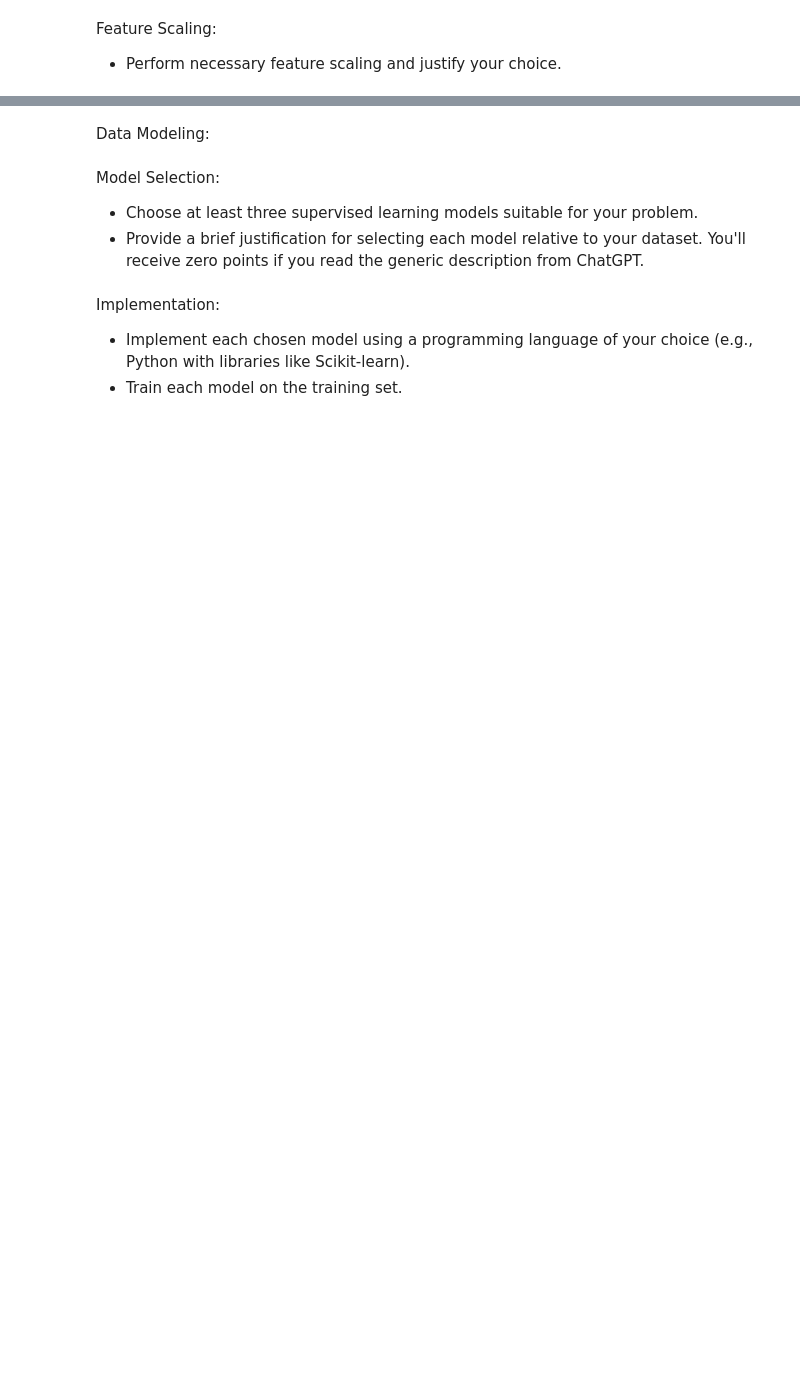
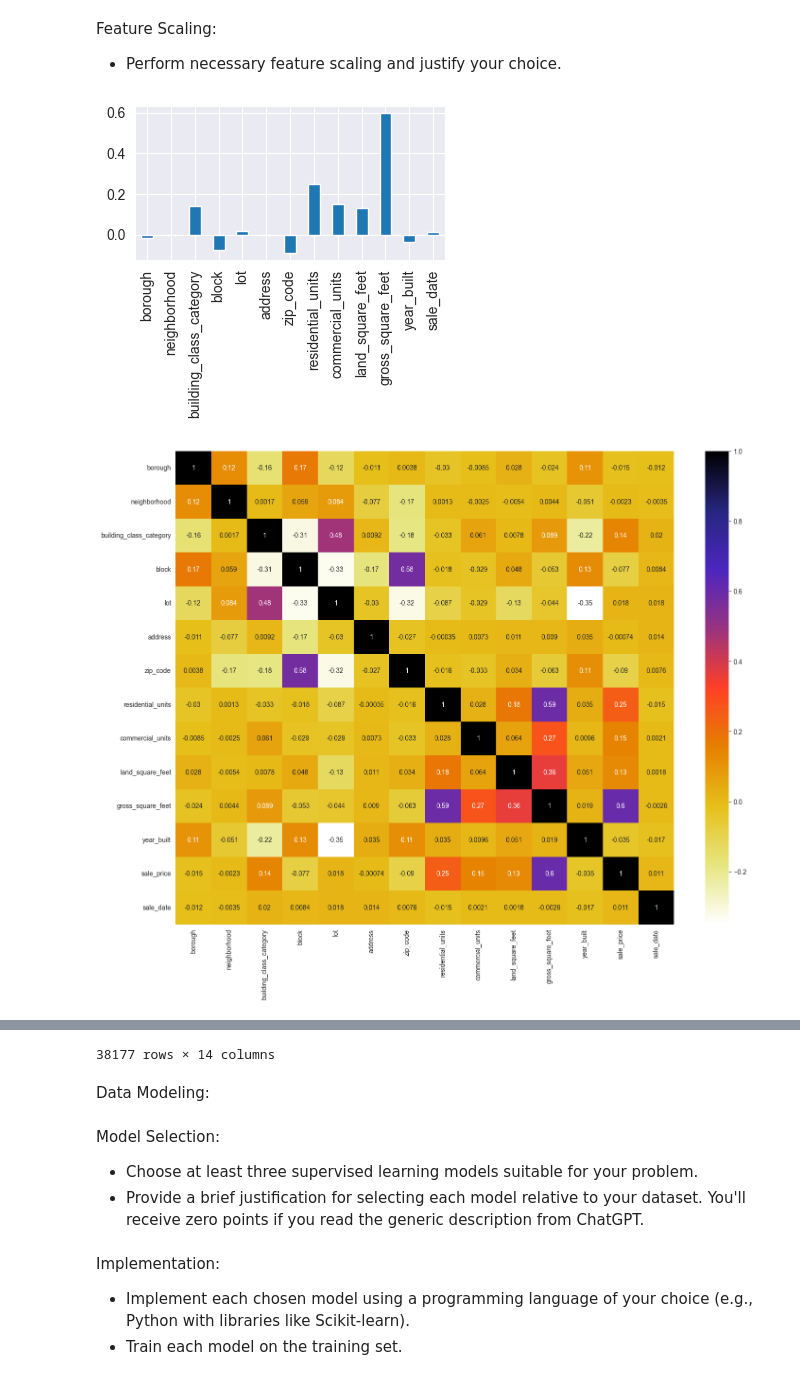
Before and after one commit to markus-bcit/term4, a Jupyter notebook: ACIT-4880-Introduction-to-Data-Analytics/project3/project3.ipynb, the cells around one changed output, grey strips where cells are left out. Saved outputs shown, nothing was run; the diff lists cells and outputs as text; code cells hidden in the pictures; blank space fills up the shorter version.

```diff
--- a/ACIT-4880-Introduction-to-Data-Analytics/project3/project3.ipynb
+++ b/ACIT-4880-Introduction-to-Data-Analytics/project3/project3.ipynb
@@ -55,3 +7,58 @@ KeyError: 'sale_price'
 # %% [markdown]
 Feature Scaling:
 - Perform necessary feature scaling and justify your choice.
+# %%
+import pandas as pd
+import numpy as np
+import matplotlib.pyplot as plt
+from scipy import stats
+import math
+from sklearn.preprocessing import StandardScaler
+from sklearn.tree import DecisionTreeClassifier, plot_tree
+from sklearn.metrics import confusion_matrix, accuracy_score
+from sklearn.model_selection import train_test_split
+
+
+df = pd.read_csv('NYC_property_sales.csv')
+og_df = pd.read_csv('NYC_property_sales.csv')
+def correlation(dataset, threshold):
+    col_corr = set()  # Set of all the names of correlated columns
+    corr_matrix = dataset.corr()
+    for i in range(len(corr_matrix.columns)):
+        for j in range(i):
+            if abs(corr_matrix.iloc[i, j]) > threshold: # we are interested in absolute coeff value
+                colname = corr_matrix.columns[i]  # getting the name of column
+                col_corr.add(colname)
+    return col_corr
+
+from sklearn.preprocessing import LabelEncoder
+import seaborn as sns
+
+label_encoder = LabelEncoder()
+
+for column in df.columns:
+    if df[column].dtype == 'object':
+        df[column] = label_encoder.fit_transform(df[column])
+
+correlation_matrix = df.corr()
+
+
+
+columns_to_drop = correlation(df, 0.7)
+
+# columns_to_drop.remove('sale_price')
+
+df.drop(columns=columns_to_drop, inplace=True)
+
+# Plot correlation of remaining features with 'sale_price'
+df.corr()['sale_price'].drop('sale_price').plot(figsize=(4, 2), kind='bar')
+plt.show()
+cm = df.corr()
+# Display the modified DataFrame
+plt.figure(figsize = (17,13))
+sns.heatmap(cm, annot=True, cmap=plt.cm.CMRmap_r)
+plt.show()
+df
+# %% [output]
+[figure, added]
+[figure, added]
@@ -58,3 +77,4 @@ Feature Scaling:
+38177 rows × 14 columns
 # %%
 X = df.iloc[:, 7:11].values # gross_square_feet, residential_units, commercial_units, land_square_feet
 y = df.iloc[:, -2].values # sale_price
```
Also changed, not shown: parts of 10 cells of this notebook, 3 other files.
